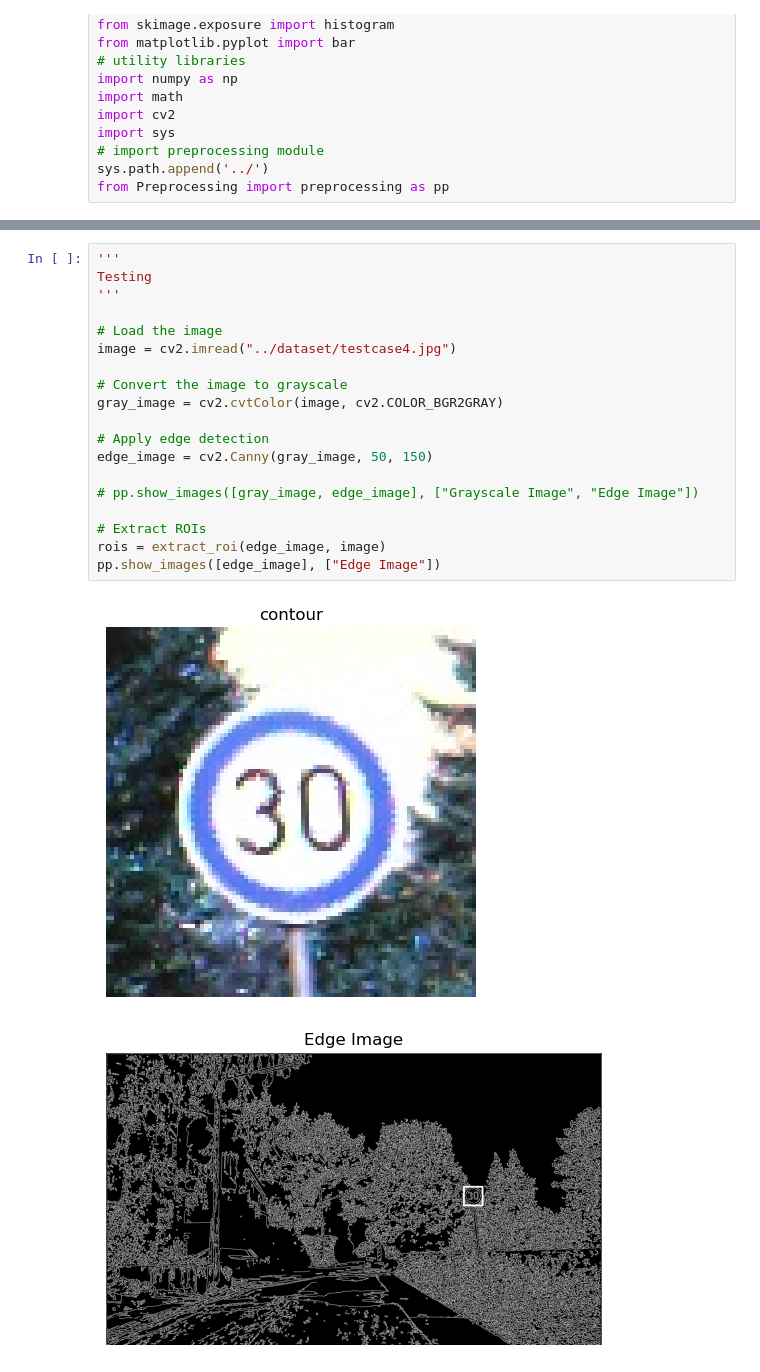
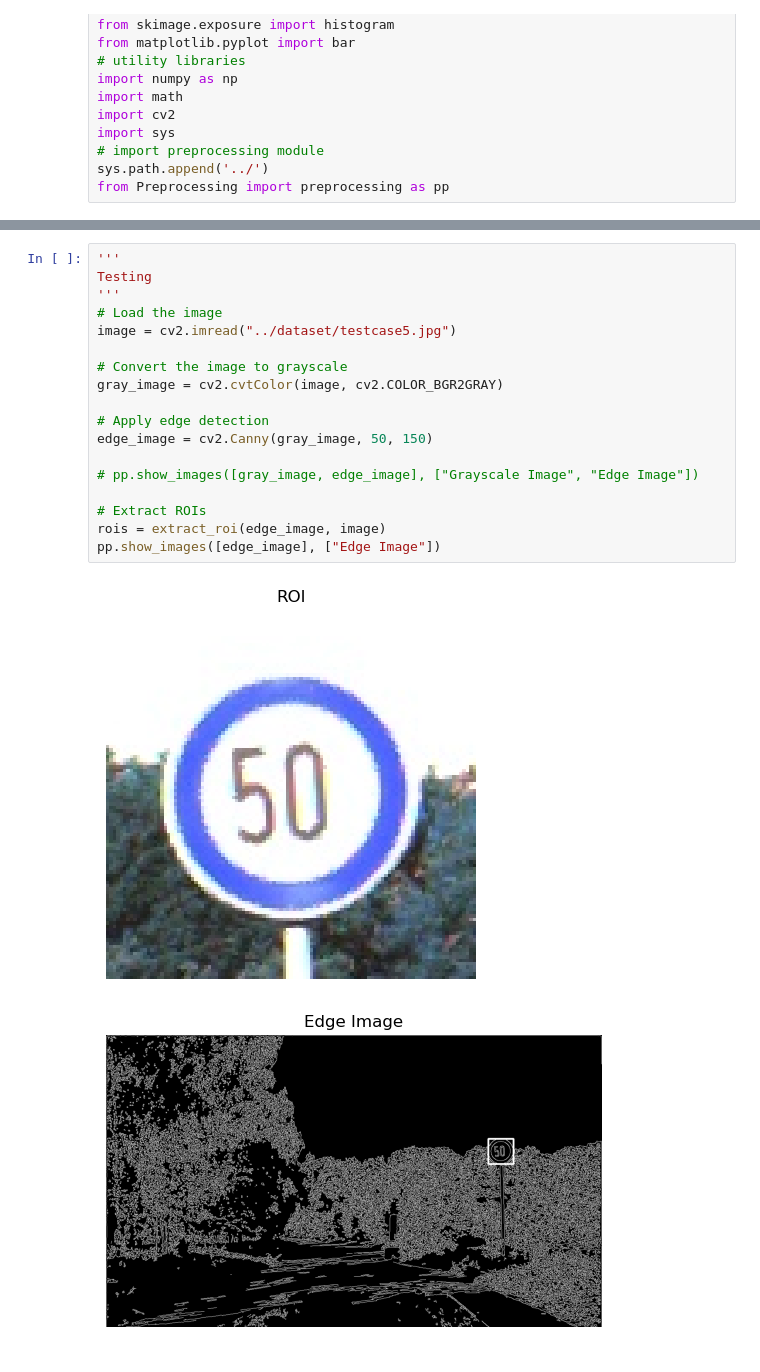
Before and after one commit to ahmedsaad562000/Hdy_3sahn_T3dy, a Jupyter notebook: ROI/roi.ipynb, the cells around one changed output, grey strips where cells are left out. Cells and saved outputs as stored; diff of their text form.

```diff
--- a/ROI/roi.ipynb
+++ b/ROI/roi.ipynb
@@ -118,22 +117,21 @@ def extract_roi(edge_image, gray_image):
 # %%
 '''
 Testing
 '''
-
 # Load the image
-image = cv2.imread("../dataset/testcase4.jpg")
+image = cv2.imread("../dataset/testcase5.jpg")
 
 # Convert the image to grayscale
 gray_image = cv2.cvtColor(image, cv2.COLOR_BGR2GRAY)
 
 # Apply edge detection
 edge_image = cv2.Canny(gray_image, 50, 150)
 
 # pp.show_images([gray_image, edge_image], ["Grayscale Image", "Edge Image"])
 
 # Extract ROIs
 rois = extract_roi(edge_image, image)
 pp.show_images([edge_image], ["Edge Image"])
 # %% [output]
-[figure, old version]
+[figure, new version]
-[figure, old version]
+[figure, new version]
```
Also changed, not shown: parts of 1 cell of this notebook, 4 other files.
